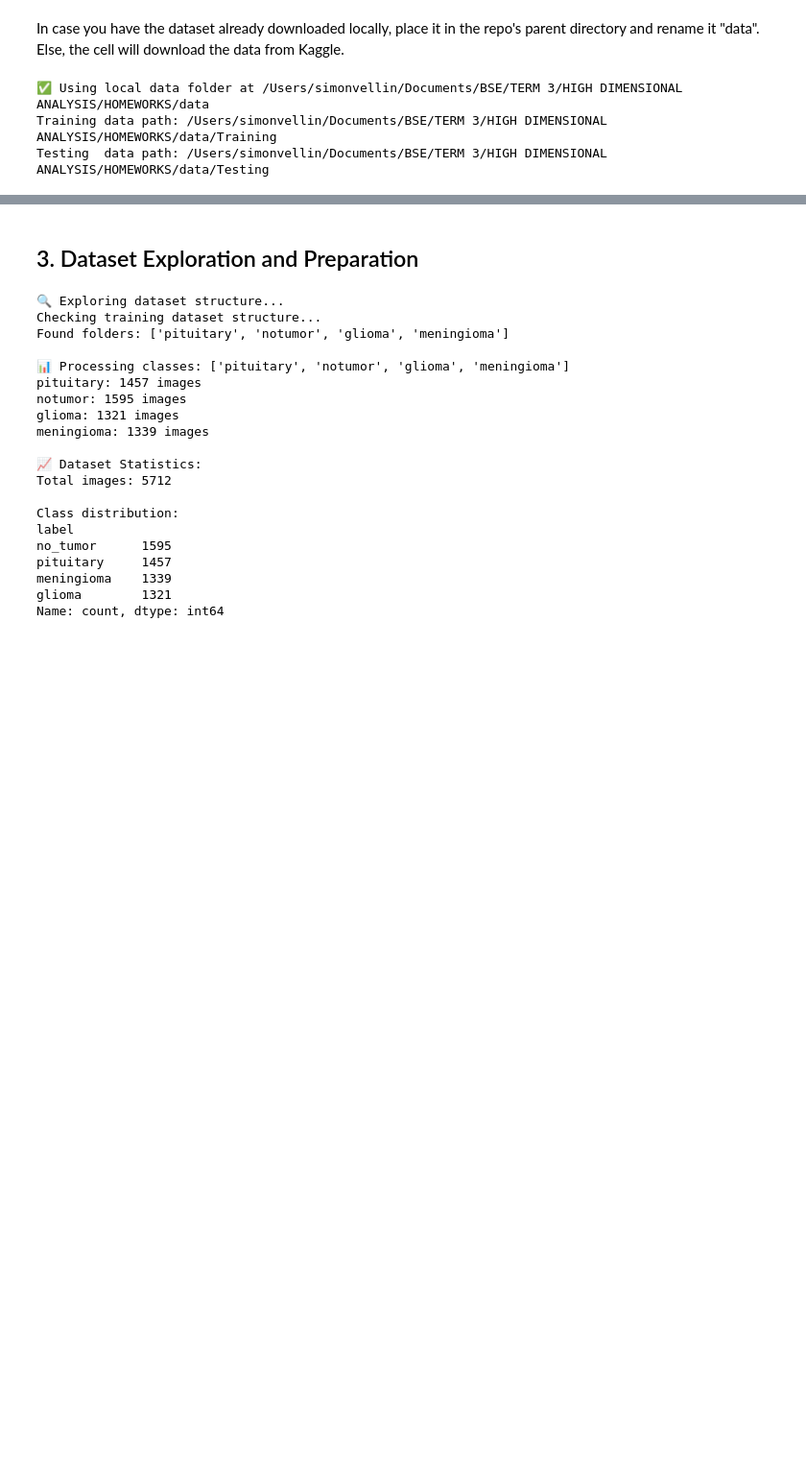
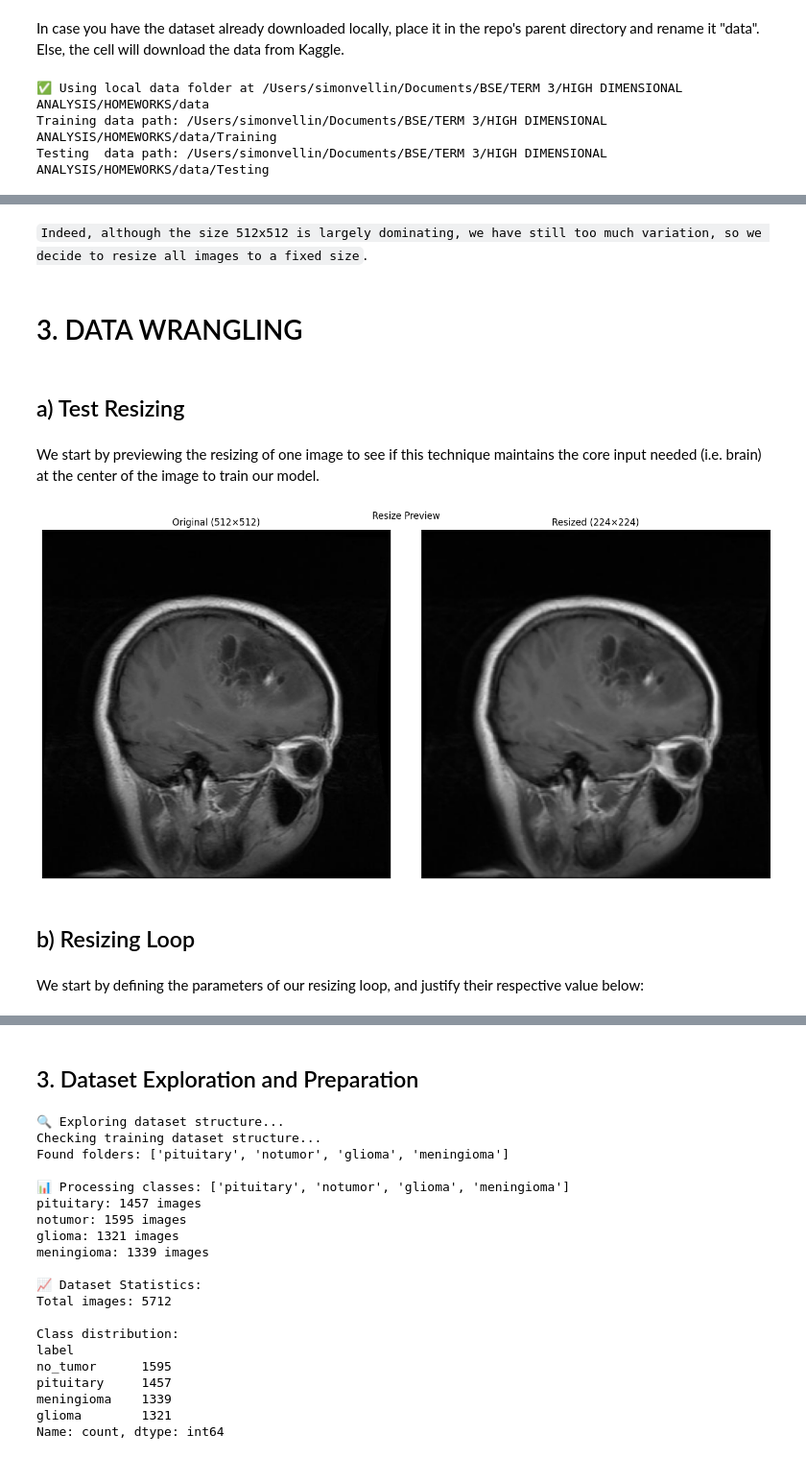
Before and after one commit to asm-bse/dl_applications, a Jupyter notebook: main.ipynb, the cells around one changed output, grey strips where cells are left out. Shown at 96% size. Saved outputs shown, nothing was run; the diff lists cells and outputs as text; code cells hidden in the pictures; blank space fills up the shorter version.

Commit message:
Computed resizing loop and augmentation

```diff
--- a/main.ipynb
+++ b/main.ipynb
@@ -128,0 +214,35 @@ Training classes: ['pituitary', 'notumor', 'glioma', 'meningioma']
+# %% [markdown]
+`Indeed, although the size 512x512 is largely dominating, we have still too much variation, so we decide to resize all images to a fixed size`.
+# %% [markdown]
+# 3. DATA WRANGLING
+# %% [markdown]
+## a) Test Resizing
+# %% [markdown]
+We start by previewing the resizing of one image to see if this technique maintains the core input needed (i.e. brain) at the center of the image to train our model.
+# %%
+TARGET_SIZE = (224, 224)
+sample_cls   = classes[0]
+sample_file  = random.choice(os.listdir(os.path.join(TRAIN_DATASET_PATH, sample_cls)))
+orig_img     = Image.open(os.path.join(TRAIN_DATASET_PATH, sample_cls, sample_file))
+resized_img  = orig_img.resize(TARGET_SIZE)
+
+plt.figure(figsize=(14, 7))
+plt.subplot(1, 2, 1)
+plt.imshow(orig_img, cmap='gray')
+plt.title(f"Original ({orig_img.size[0]}×{orig_img.size[1]})")
+plt.axis('off')
+
+plt.subplot(1, 2, 2)
+plt.imshow(resized_img, cmap='gray')
+plt.title(f"Resized ({TARGET_SIZE[0]}×{TARGET_SIZE[1]})")
+plt.axis('off')
+
+plt.suptitle("Resize Preview")
+plt.tight_layout()
+plt.show()
+# %% [output]
+[figure, added]
+# %% [markdown]
+## b) Resizing Loop
+# %% [markdown]
+We start by defining the parameters of our resizing loop, and justify their respective value below:
```
Also changed, not shown: parts of 25 cells of this notebook.
